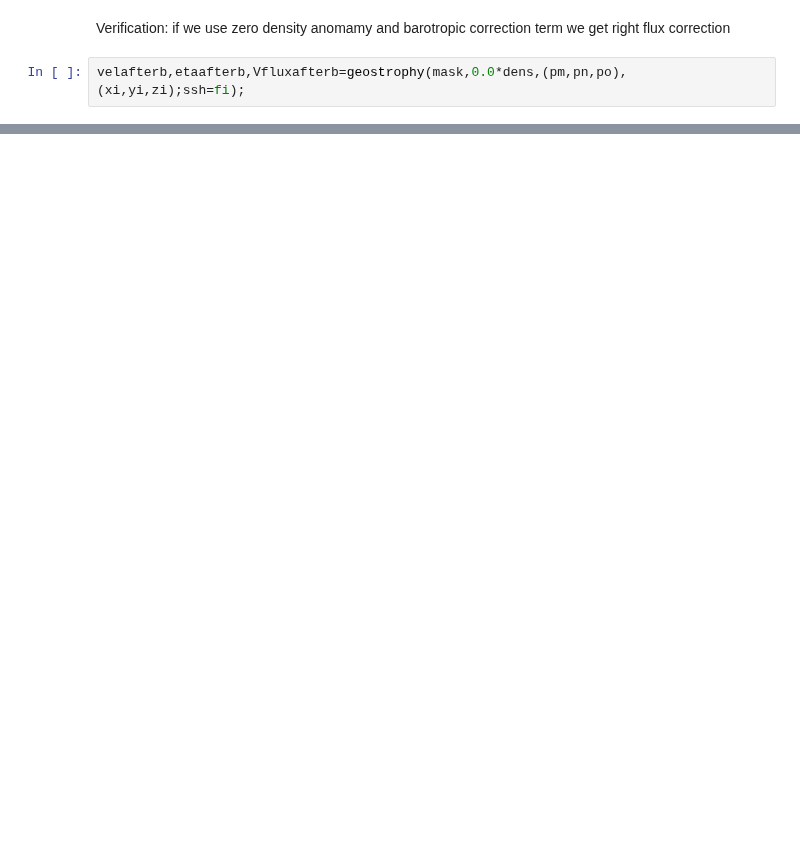
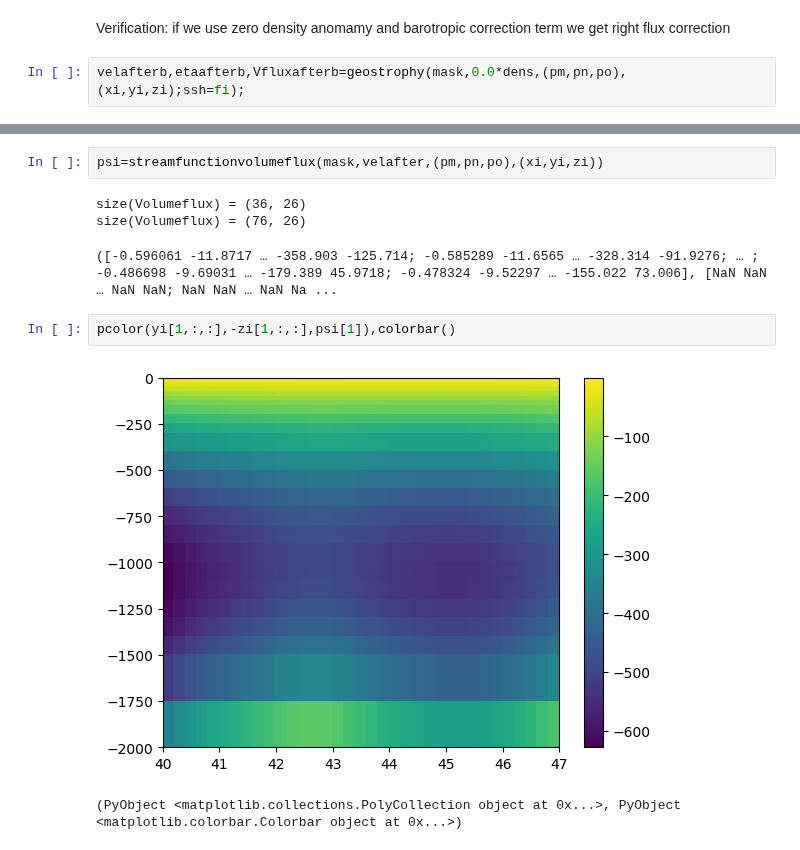
Before and after one commit to gher-uliege/Diva-Workshops, a Jupyter notebook: notebooks/Advanced-topics/geostrophytest.ipynb, the cells around one changed output, grey strips where cells are left out. Cells and saved outputs as stored; diff of their text form; blank space fills up the shorter version.

Commit message:
volumefluxes

```diff
--- a/notebooks/Advanced-topics/geostrophytest.ipynb
+++ b/notebooks/Advanced-topics/geostrophytest.ipynb
@@ -147,0 +148,11 @@ velafterb,etaafterb,Vfluxafterb=geostrophy(mask,0.0*dens,(pm,pn,po),(xi,yi,zi);s
+# %%
+psi=streamfunctionvolumeflux(mask,velafter,(pm,pn,po),(xi,yi,zi))
+# %% [output]
+size(Volumeflux) = (36, 26)
+size(Volumeflux) = (76, 26)
+([-0.596061 -11.8717 … -358.903 -125.714; -0.585289 -11.6565 … -328.314 -91.9276; … ; -0.486698 -9.69031 … -179.389 45.9718; -0.478324 -9.52297 … -155.022 73.006], [NaN NaN … NaN NaN; NaN NaN … NaN Na ...
+# %%
+pcolor(yi[1,:,:],-zi[1,:,:],psi[1]),colorbar()
+# %% [output]
+[figure, added]
+(PyObject <matplotlib.collections.PolyCollection object at 0x...>, PyObject <matplotlib.colorbar.Colorbar object at 0x...>)
```
Also changed, not shown: parts of 10 cells of this notebook.
